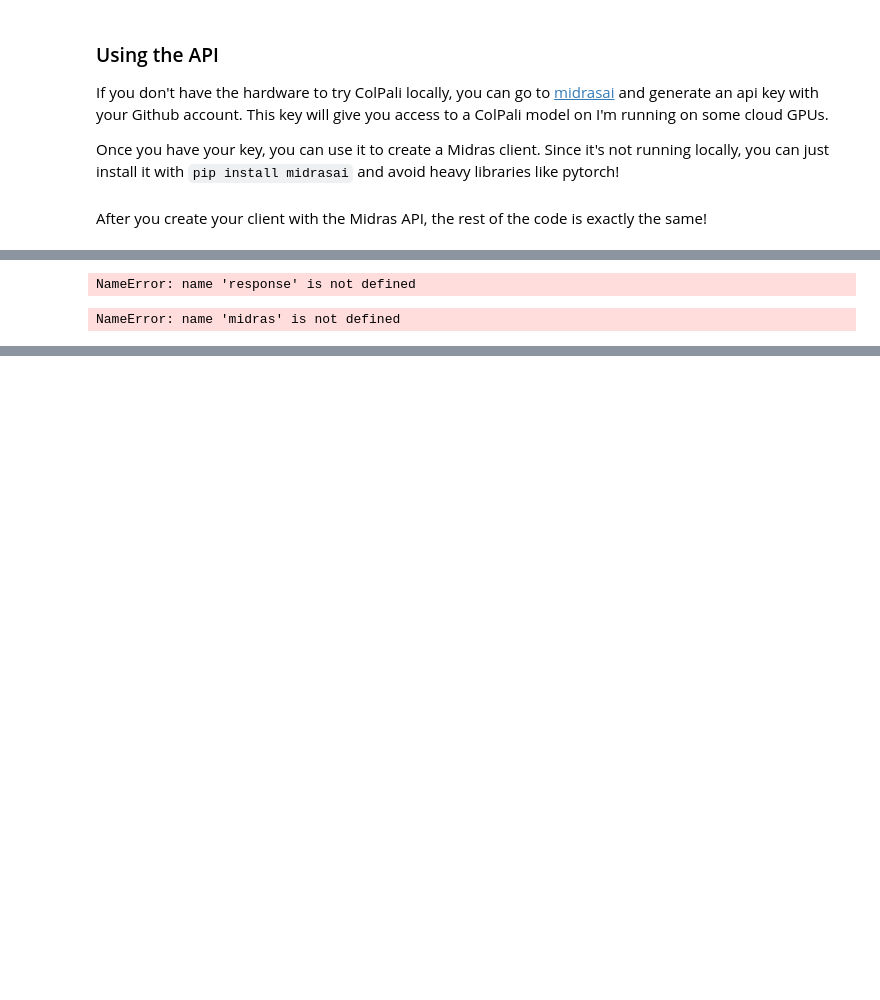
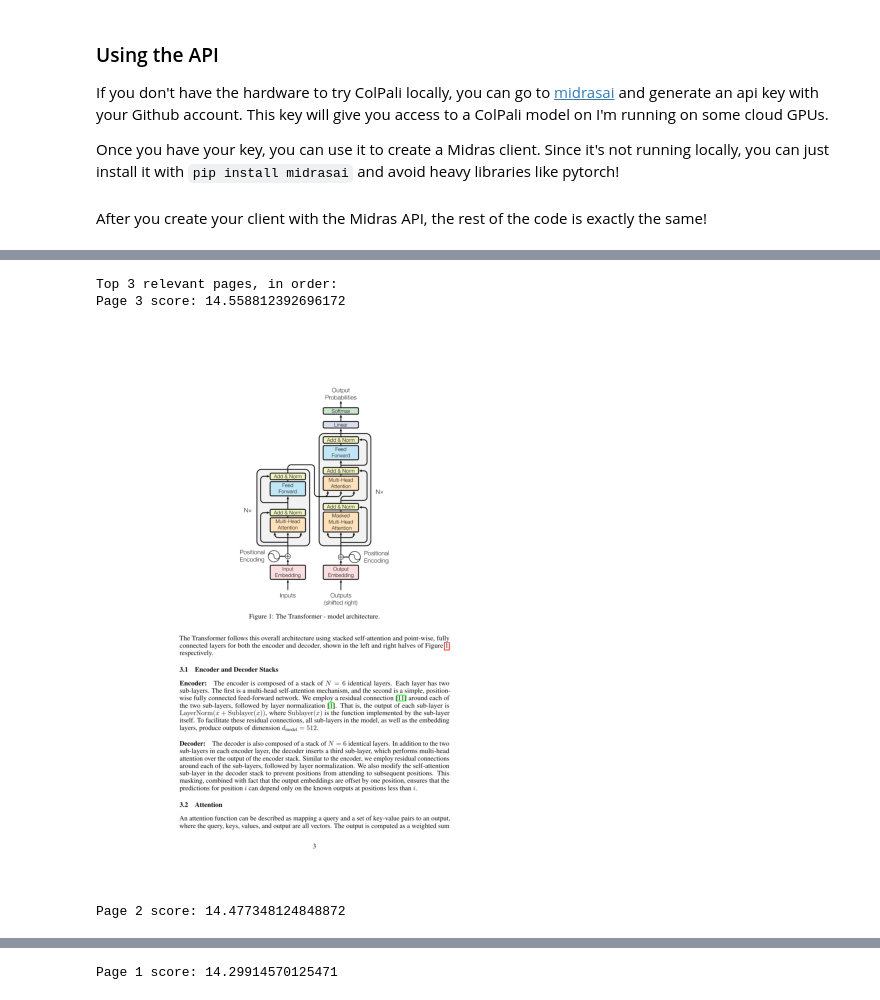
Before and after one commit to ajac-zero/midrasai, a Jupyter notebook: examples/vector_search/vector_search.ipynb, the cells around one changed output, grey strips where cells are left out. Cells and saved outputs as stored; diff of their text form; code cells hidden in the pictures; blank space fills up the shorter version.

```diff
--- a/examples/vector_search/vector_search.ipynb
+++ b/examples/vector_search/vector_search.ipynb
@@ -216,28 +209,29 @@ NameError: name 'midras' is not defined
 for i in range(len(response.images)):
     midras.add_point(
         index=index_name,
-        id=id,
+        id=i,
         embedding=response.embeddings[i],
         data={
-            "page_number": id + 1,
+            "page_number": i + 1,
             "anything_else_we_want": "Huzzah!"
         }
     )
-# %% [output]
-NameError: name 'response' is not defined
 # %%
-query = "Explain the architechture diagram proposed in this paper"
+query = "Explain the transformers model architecture proposed in this paper"
 
 results = midras.query_text(index_name, text=query)
 
 print("Top 3 relevant pages, in order:")
 
 for result in results[:3]:
     print(f"Page {result.data['page_number']} score: {result.score}")
 
     plt.figure(figsize=(7,7))
     plt.imshow(response.images[result.id])
     plt.axis("off")
     plt.show()
 # %% [output]
-NameError: name 'midras' is not defined
+Top 3 relevant pages, in order:
+Page 3 score: 14.558812392696172
+[figure, added]
+Page 2 score: 14.477348124848872
@@ -243,0 +239 @@ NameError: name 'midras' is not defined
+Page 1 score: 14.29914570125471
```
Also changed, not shown: parts of 9 cells of this notebook, 1 other file.
